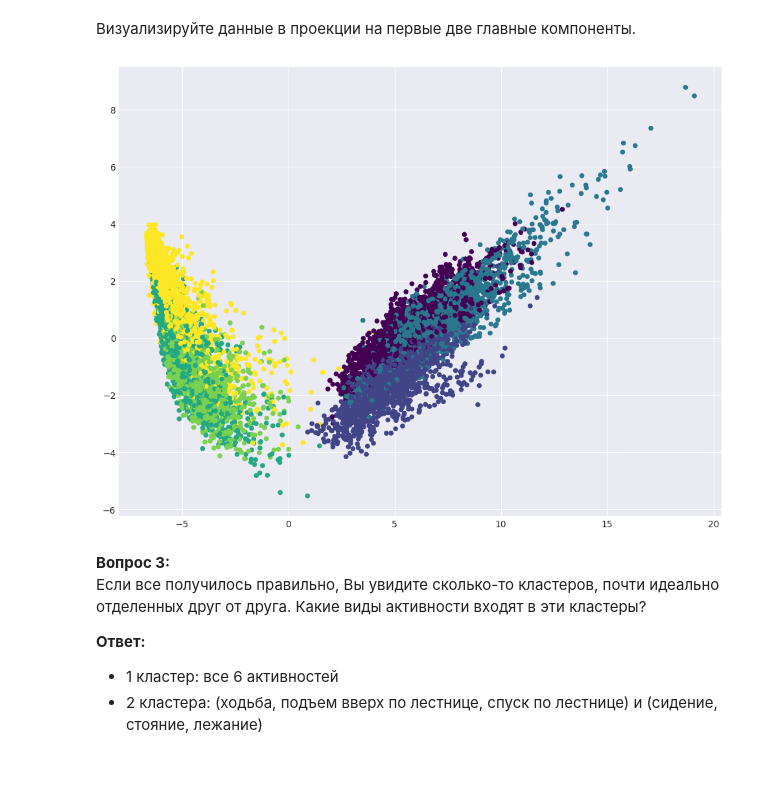
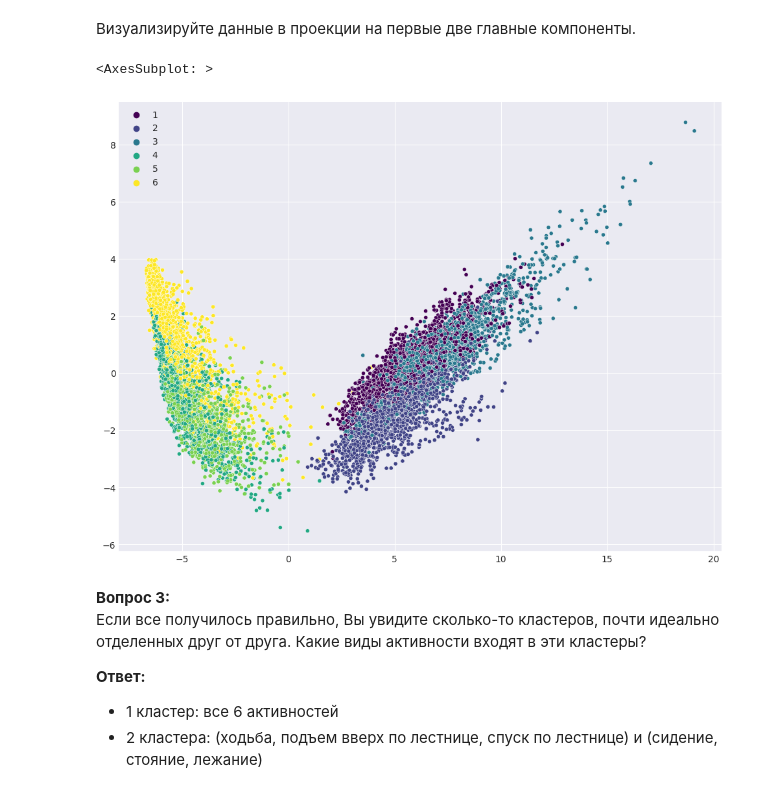
Before and after one commit to Nikc-mk/ODSml, a Jupyter notebook: ДЗ 7.ipynb, the cells around one changed output. Cells and saved outputs as stored; diff of their text form; code cells hidden in the pictures.

```diff
--- a/ДЗ 7.ipynb
+++ b/ДЗ 7.ipynb
@@ -151,9 +151,11 @@ array([0.50738221, 0.06239186, 0.02692564, 0.02452871, 0.01888936])
 # %%
 # Ваш код здесь
 pca_n2 = PCA(n_components=2).fit_transform(X)
-plt.scatter(pca_n2[:,0], pca_n2[:,1] , c=y, s=20, cmap='viridis');
+# plt.scatter(pca_n2[:,0], pca_n2[:,1] , c=y, s=20, cmap='viridis')
+sns.scatterplot(data=pca_n2, x=pca_n2[:,0], y=pca_n2[:,1], s=20, palette='viridis', hue=y)
 # %% [output]
+<AxesSubplot: >
-[figure, old version]
+[figure, new version]
 # %% [markdown]
 **Вопрос 3:**<br>
 Если все получилось правильно, Вы увидите сколько-то кластеров, почти идеально отделенных друг от друга. Какие виды активности входят в эти кластеры?<br>
```
Also changed, not shown: parts of 19 cells of this notebook.
